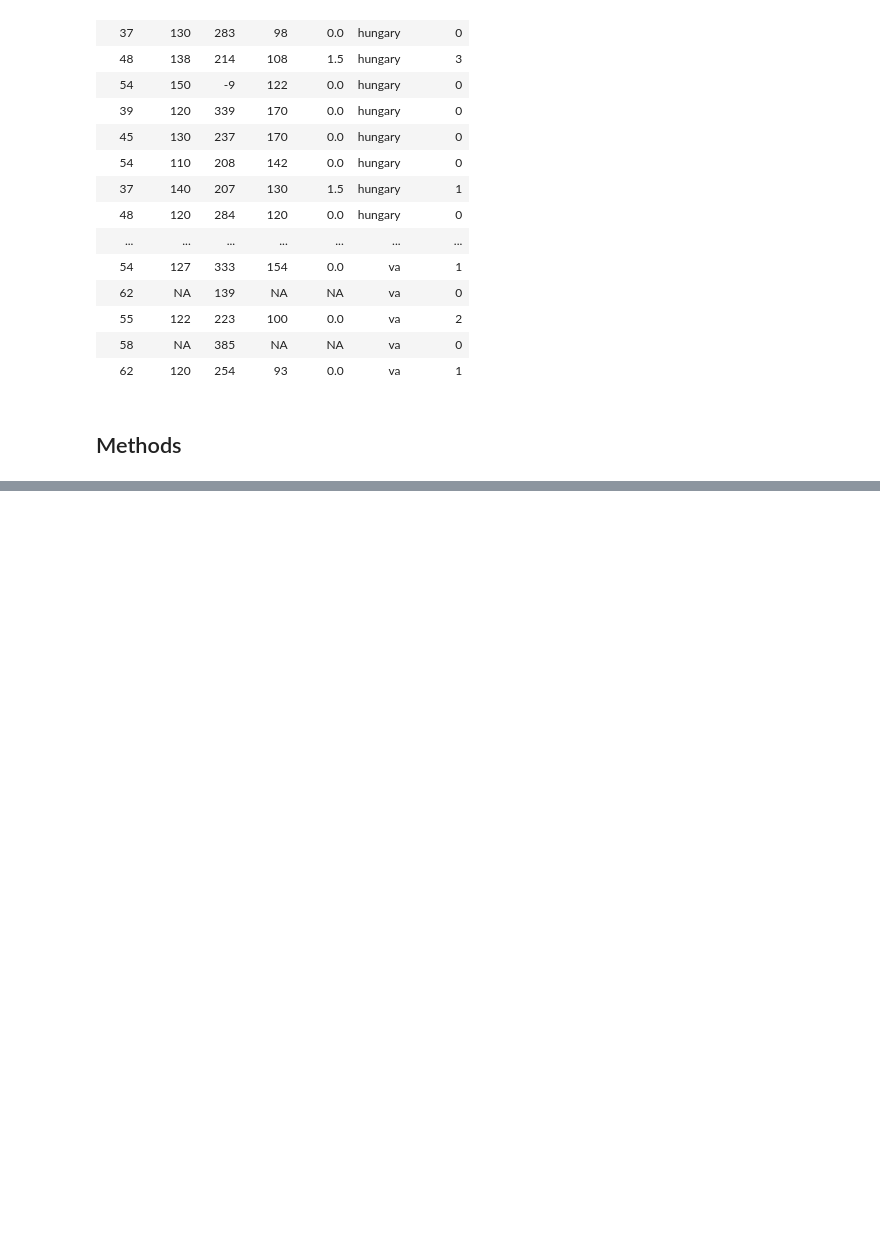
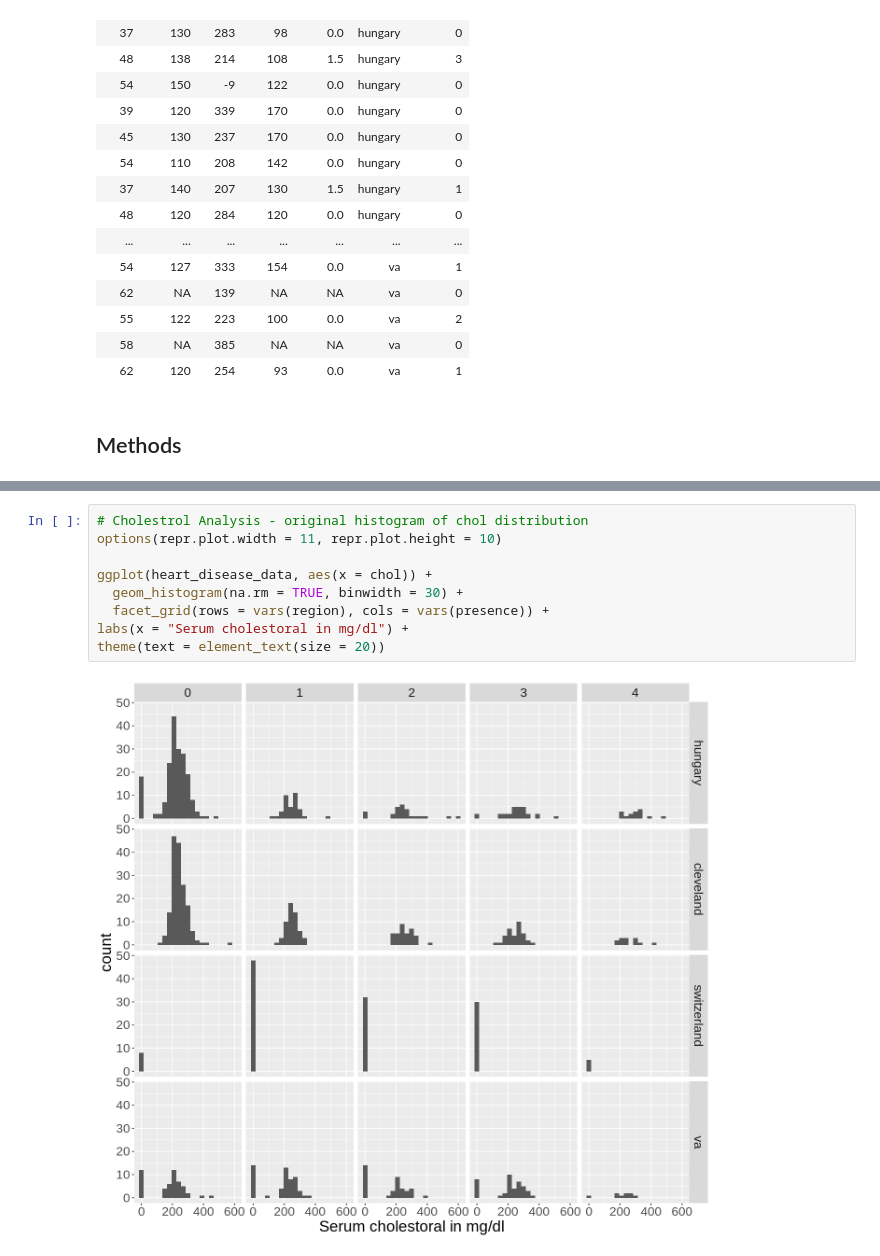
Before and after one commit to tashijain/DSCI100GroupProject, a Jupyter notebook: group_proposal.ipynb, the cells around one changed output, grey strips where cells are left out. Cells and saved outputs as stored; diff of their text form; blank space fills up the shorter version.

```diff
--- a/group_proposal.ipynb
+++ b/group_proposal.ipynb
@@ -118,0 +156,11 @@ A tibble: 920 × 7
+# %%
+# Cholestrol Analysis - original histogram of chol distribution
+options(repr.plot.width = 11, repr.plot.height = 10)
+
+ggplot(heart_disease_data, aes(x = chol)) +
+  geom_histogram(na.rm = TRUE, binwidth = 30) +
+  facet_grid(rows = vars(region), cols = vars(presence)) +
+labs(x = "Serum cholestoral in mg/dl") +
+theme(text = element_text(size = 20))
+# %% [output]
+[figure, added]
```
Also changed, not shown: parts of 10 cells of this notebook.
